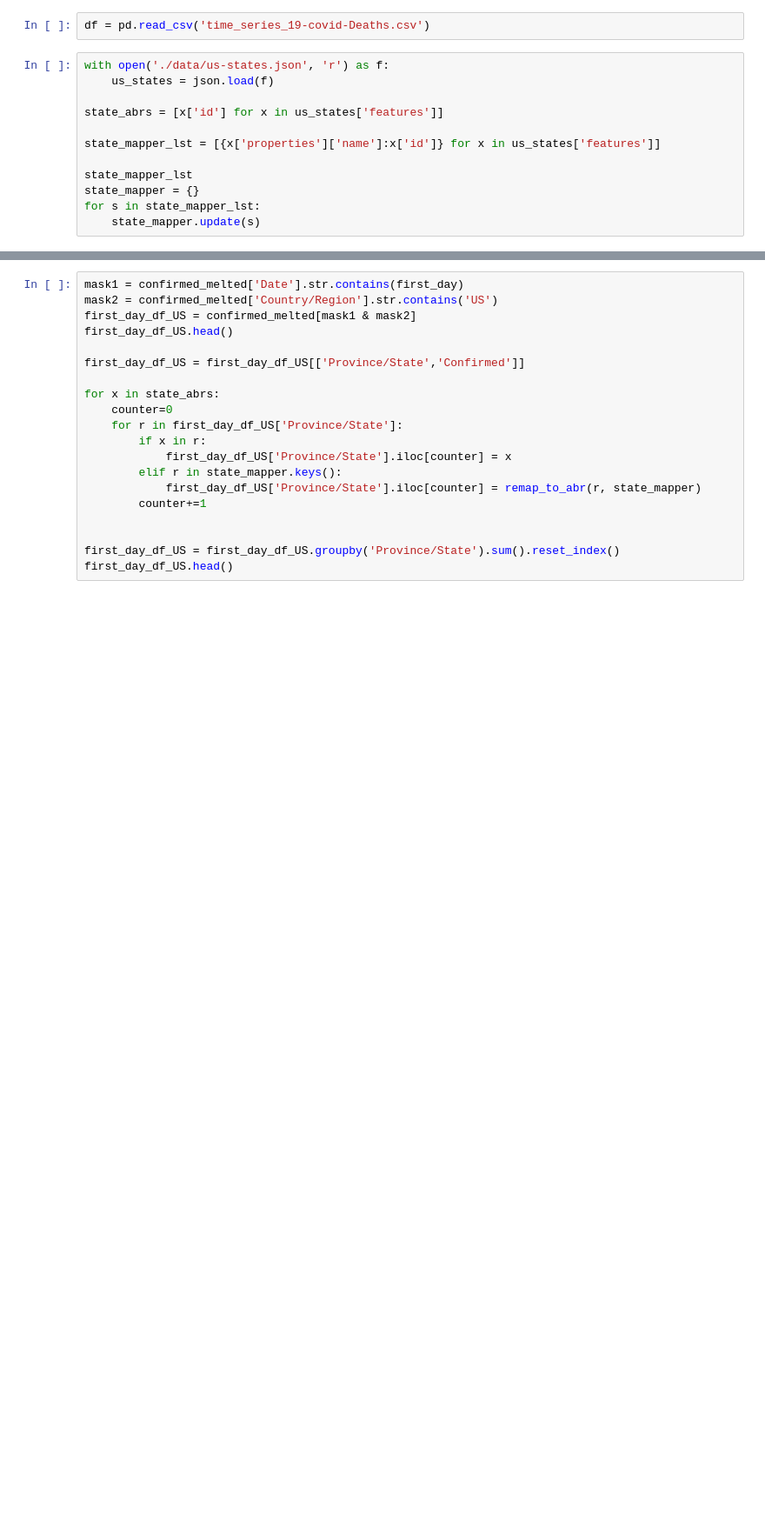
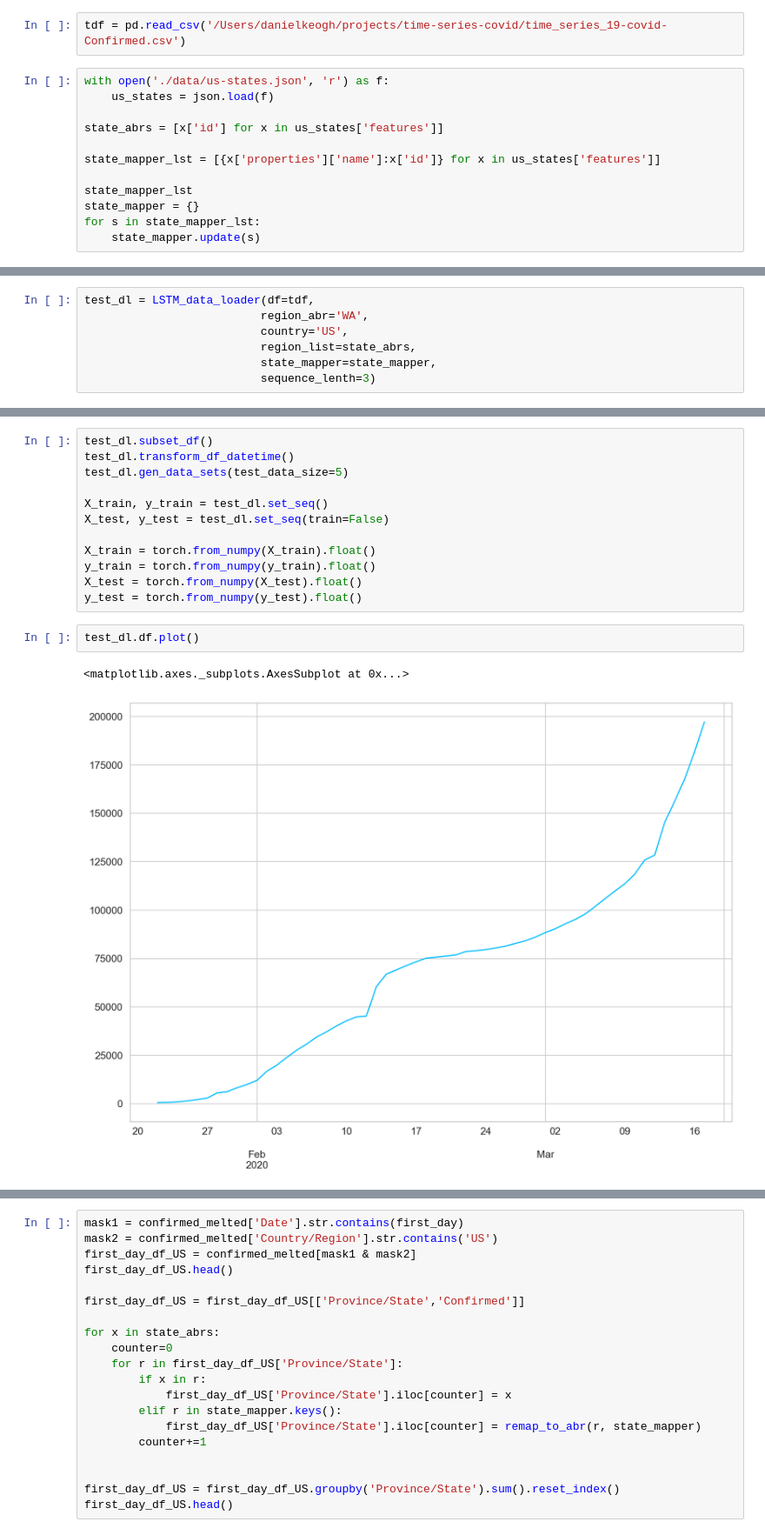
Before and after one commit to dkeogh1/time-series-covid, a Jupyter notebook: lstm_by_state.ipynb, the cells around one changed output, grey strips where cells are left out. Shown at 87% size. Cells and saved outputs as stored; diff of their text form; blank space fills up the shorter version.

Commit message:
updates to state class

```diff
--- a/lstm_by_state.ipynb
+++ b/lstm_by_state.ipynb
@@ -45,7 +48,7 @@ torch.manual_seed(RANDOM_SEED)
 # %% [output]
 <torch._C.Generator at 0x...>
 # %%
-df = pd.read_csv('time_series_19-covid-Deaths.csv')
+tdf = pd.read_csv('/Users/danielkeogh/projects/time-series-covid/time_series_19-covid-Confirmed.csv')
 # %%
 with open('./data/us-states.json', 'r') as f:
     us_states = json.load(f)
@@ -145,0 +64,7 @@ class LSTM_data_loader():
+# %%
+test_dl = LSTM_data_loader(df=tdf,
+                          region_abr='WA',
+                          country='US',
+                          region_list=state_abrs,
+                          state_mapper=state_mapper,
+                          sequence_lenth=3)
@@ -145,0 +81,17 @@ class LSTM_data_loader():
+# %%
+test_dl.subset_df()
+test_dl.transform_df_datetime()
+test_dl.gen_data_sets(test_data_size=5)
+
+X_train, y_train = test_dl.set_seq()
+X_test, y_test = test_dl.set_seq(train=False)
+
+X_train = torch.from_numpy(X_train).float()
+y_train = torch.from_numpy(y_train).float()
+X_test = torch.from_numpy(X_test).float()
+y_test = torch.from_numpy(y_test).float()
+# %%
+test_dl.df.plot()
+# %% [output]
+<matplotlib.axes._subplots.AxesSubplot at 0x...>
+[figure, added]
```
Also changed, not shown: parts of 18 cells of this notebook, 2 other files.
